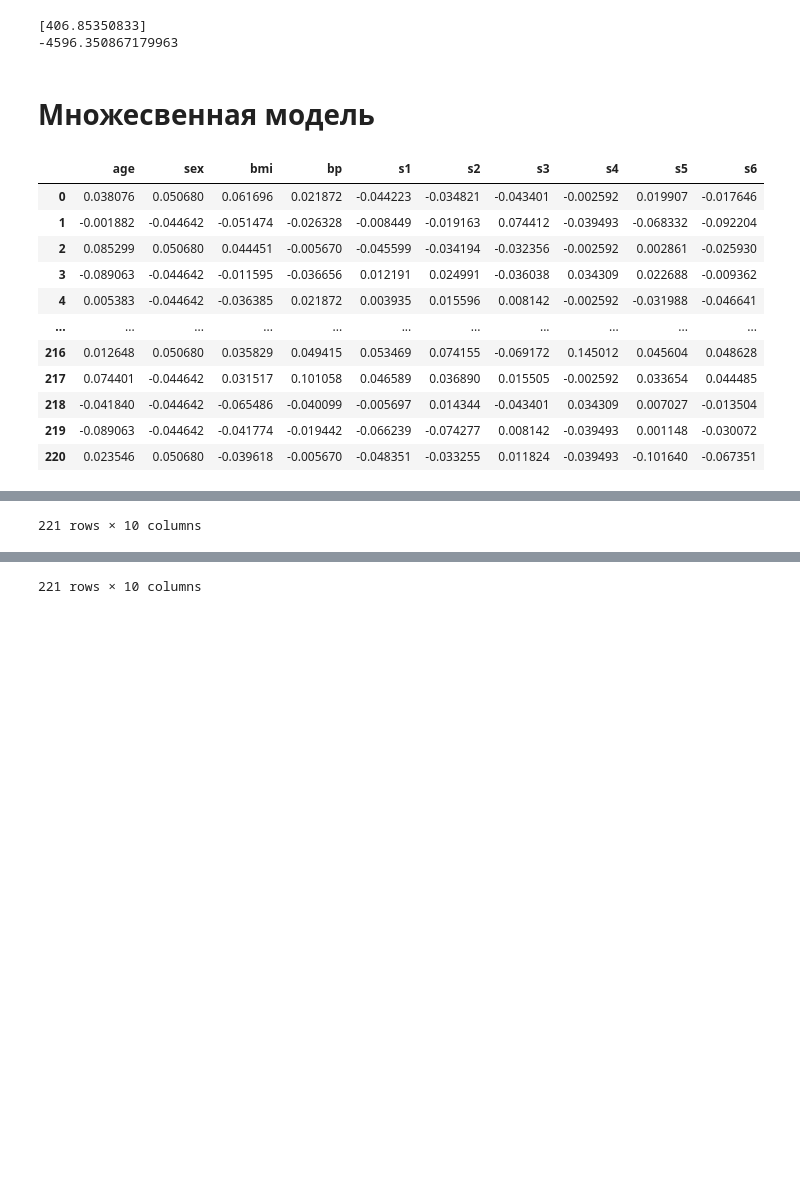
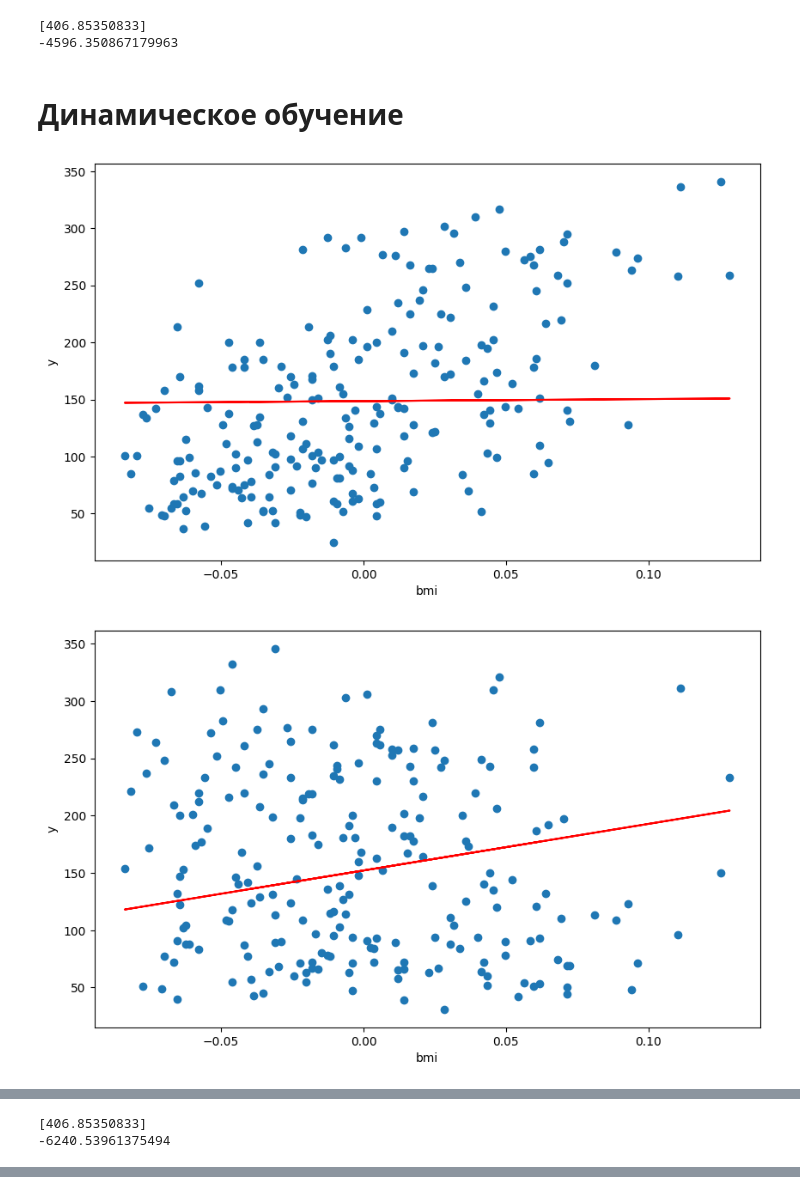
Before and after one commit to SountRock/sirius-machine-learning-2024, a Jupyter notebook: MyErrorsBrain/linear.ipynb, the cells around one changed output, grey strips where cells are left out. Saved outputs shown, nothing was run; the diff lists cells and outputs as text; code cells hidden in the pictures; blank space fills up the shorter version.

```diff
--- a/MyErrorsBrain/linear.ipynb
+++ b/MyErrorsBrain/linear.ipynb
@@ -146,32 +146,73 @@ render_model(elastic_lr, bmi, y, "bmi", "y", 20)
 [406.85350833]
 -4596.350867179963
 # %% [markdown]
-# Множесвенная модель
+# Динамическое обучение
 # %%
+from sklearn.linear_model import Ridge, Lasso
+from sklearn import datasets
+import matplotlib.pyplot as plt
+from sklearn.model_selection import cross_val_score
+
+def render_model_2(model_lr, X, Y, labelX, labelY, cv_val):
+    predicted_y = model_lr.predict(X)
+
+    plt.figure(figsize=(10, 6))
+    plt.scatter(X, Y)
+    plt.plot(X, predicted_y, c = 'r')
+    plt.ylabel(labelY)
+    plt.xlabel(labelX)
+    plt.show()
+
 x, y = datasets.load_diabetes(as_frame=True, return_X_y=True)
+bmi = x[["bmi"]]
 
 half_ind = int(len(x)/2)
 x1 = x[0 : half_ind]
 y1 = y[0 : half_ind]
 bmi1 = x1[["bmi"]]
-display(x1)
-display(y1)
+#display(x1)
+#display(y1)
 
 x2 = x[half_ind : len(x)]
 y2 = y[half_ind : len(x)]
 bmi2 = x1[["bmi"]]
-display(x2)
-display(y2)
+#display(x2)
+#display(y2)
+
+from sklearn.linear_model import SGDRegressor  # Модель с `partial_fit`
+
+class DynamicLinearRegression:
+    def __init__(self):
+        self.model = SGDRegressor(max_iter=1)
+
+    def fit(self, x, y, epochs=10):
+        # Обучение модели
+        x = x.iloc[:, 0]
+        y = list(y)
+        for epoch in range(epochs):
+            for i in range(len(x)):
+                # Получение одного образца
+                x_t = x[i].reshape(1, -1)  # Преобразуем в матрицу (1, num_features)
+                y_true = y[i]
+
+                # Обучение модели на текущей строке
+                self.model.partial_fit(x_t, [y_true])
+
+    def predict(self, X):
+        # Вычисление предсказаний
+        y_pred = self.model.predict(X)
+        return y_pred
+
+    def model(self):
+        return self.model
+
+model = DynamicLinearRegression()
+model.fit(bmi1, y1, epochs=30)
+render_model_2(model, bmi1, y1, "bmi", "y", 20)
+
+elastic_lr = ElasticNet(alpha=0.01, l1_ratio = 0.7)
+elastic_lr.fit(bmi, y)
+render_model(elastic_lr, bmi2, y2, "bmi", "y", 20)
 # %% [output]
-|  | age | sex | bmi | bp | s1 | s2 | s3 | s4 | s5 | s6 |
-| 0 | 0.038076 | 0.050680 | 0.061696 | 0.021872 | -0.044223 | -0.034821 | -0.043401 | -0.002592 | 0.019907 | -0.017646 |
-| 1 | -0.001882 | -0.044642 | -0.051474 | -0.026328 | -0.008449 | -0.019163 | 0.074412 | -0.039493 | -0.068332 | -0.092204 |
-| 2 | 0.085299 | 0.050680 | 0.044451 | -0.005670 | -0.045599 | -0.034194 | -0.032356 | -0.002592 | 0.002861 | -0.025930 |
-| 3 | -0.089063 | -0.044642 | -0.011595 | -0.036656 | 0.012191 | 0.024991 | -0.036038 | 0.034309 | 0.022688 | -0.009362 |
-| 4 | 0.005383 | -0.044642 | -0.036385 | 0.021872 | 0.003935 | 0.015596 | 0.008142 | -0.002592 | -0.031988 | -0.046641 |
-| ... | ... | ... | ... | ... | ... | ... | ... | ... | ... | ... |
-| 216 | 0.012648 | 0.050680 | 0.035829 | 0.049415 | 0.053469 | 0.074155 | -0.069172 | 0.145012 | 0.045604 | 0.048628 |
-| 217 | 0.074401 | -0.044642 | 0.031517 | 0.101058 | 0.046589 | 0.036890 | 0.015505 | -0.002592 | 0.033654 | 0.044485 |
-| 218 | -0.041840 | -0.044642 | -0.065486 | -0.040099 | -0.005697 | 0.014344 | -0.043401 | 0.034309 | 0.007027 | -0.013504 |
-| 219 | -0.089063 | -0.044642 | -0.041774 | -0.019442 | -0.066239 | -0.074277 | 0.008142 | -0.039493 | 0.001148 | -0.030072 |
-| 220 | 0.023546 | 0.050680 | -0.039618 | -0.005670 | -0.048351 | -0.033255 | 0.011824 | -0.039493 | -0.101640 | -0.067351 |
+[figure, added]
+[figure, added]
@@ -178 +220,2 @@ display(y2)
-221 rows × 10 columns
+[406.85350833]
+-6240.53961375494
@@ -203 +221,0 @@ Name: target, Length: 221, dtype: float64
-221 rows × 10 columns
```
Also changed, not shown: parts of 2 cells of this notebook, 4 other files.
